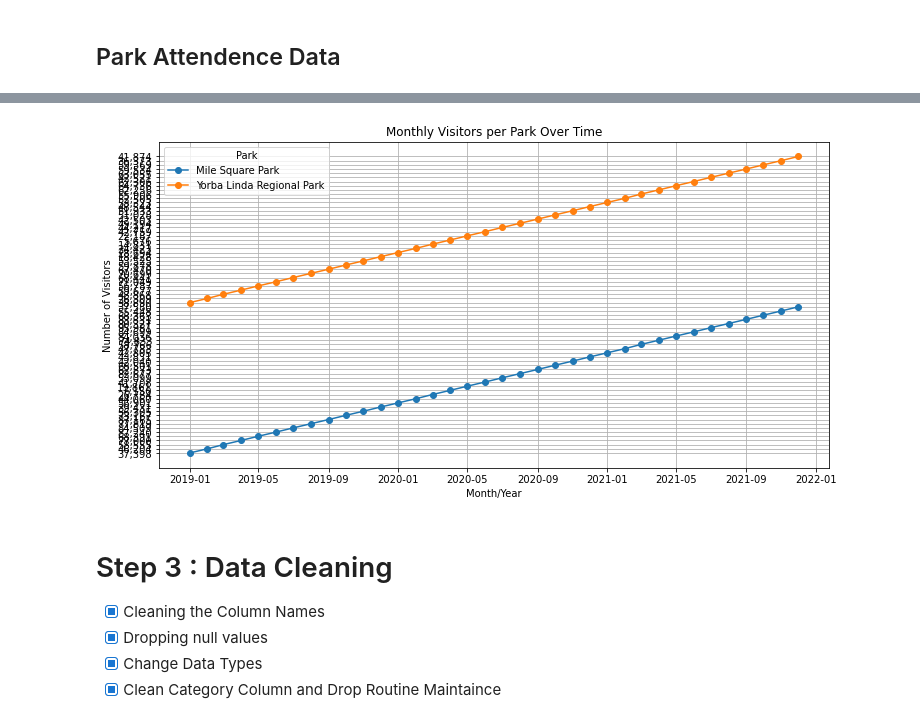
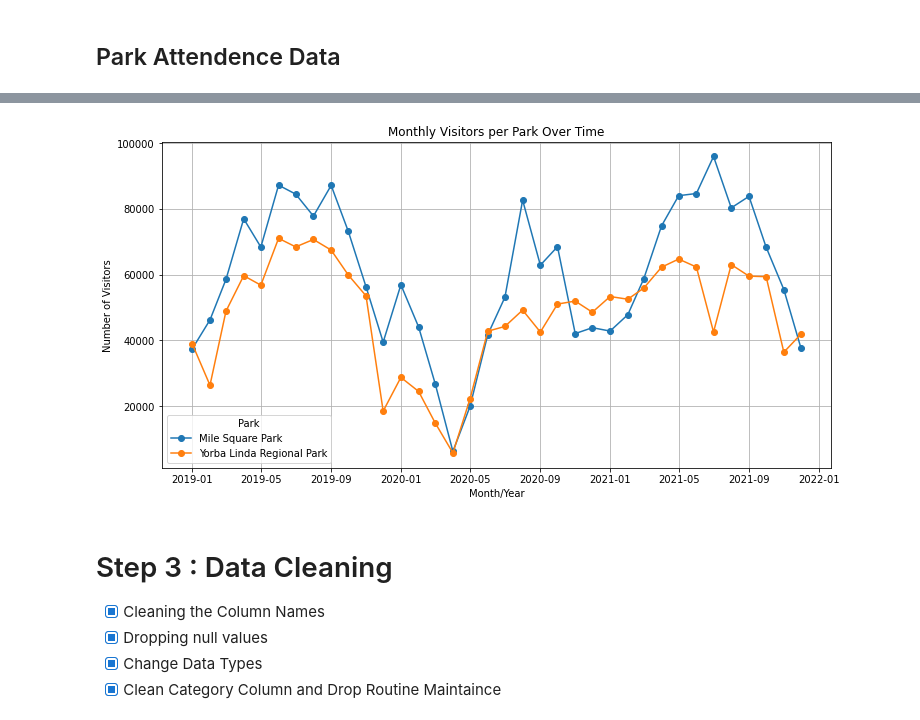
Before and after one commit to robertmounce/Python_Portfolio, a Jupyter notebook: wheel-fun-rentals-cleaning-and-basic-analysis.ipynb, the cells around one changed output, grey strips where cells are left out. Drawn from its saved outputs; the diff is of its cells as text; code cells hidden in the pictures.

```diff
--- a/wheel-fun-rentals-cleaning-and-basic-analysis.ipynb
+++ b/wheel-fun-rentals-cleaning-and-basic-analysis.ipynb
@@ -210,25 +230,29 @@ pk.head()
 # %%
+# Convert 'Mon/ Year' to datetime
 pk['Mon/ Year'] = pd.to_datetime(pk['Mon/ Year'], format='%m/ %Y')
+
+# Ensure 'Visitors/ Month' is treated as a string, remove commas, and convert to int64
+pk['Visitors/ Month'] = pk['Visitors/ Month'].astype(str).str.replace(',', '').astype('int64')
 
 # Pivot the DataFrame to have months as the index and parks as columns
 pivot_pk = pk.pivot(index='Mon/ Year', columns='Park', values='Visitors/ Month')
 
 # Plotting the graph
 plt.figure(figsize=(12, 6))
 for park in pivot_pk.columns:
     plt.plot(pivot_pk.index, pivot_pk[park], marker='o', label=park)
 
 # Customizing the plot
 plt.title('Monthly Visitors per Park Over Time')
 plt.xlabel('Month/Year')
 plt.ylabel('Number of Visitors')
 plt.legend(title='Park')
 plt.grid(True)
 
 # Display the plot
 plt.show()
 # %% [output]
-[figure, old version]
+[figure, new version]
 # %% [markdown]
 # Step 3 : Data Cleaning
 - [X] Cleaning the Column Names
```
Also changed, not shown: parts of 10 cells of this notebook.
